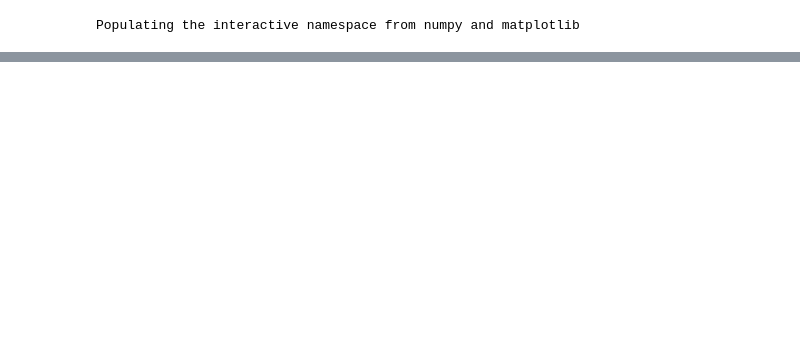
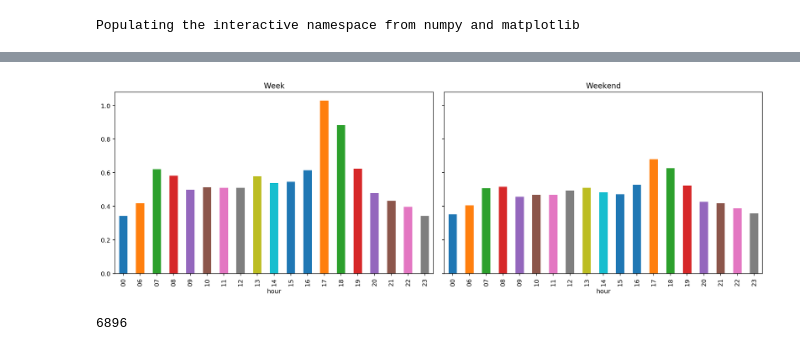
Before and after one commit to AlexandreBellas/USI-Hackathon-2019, a Jupyter notebook: data/analysis/TrafficJam Index.ipynb, the cells around one changed output, grey strips where cells are left out. Cells and saved outputs as stored; diff of their text form; code cells hidden in the pictures; blank space fills up the shorter version.

```diff
--- a/data/analysis/TrafficJam Index.ipynb
+++ b/data/analysis/TrafficJam Index.ipynb
@@ -33,0 +144,28 @@ df.columns = [x.lower() for x in df.columns]
+# %%
+dz = ds[ds['dur'  ]<20]
+
+dz = dz[dz['indirizzo']=='Paradiso- Debarcadero- Mast 1']
+dz = dz[dz['dur_p']<20]
+dz = dz[dz['dur_p']>0 ]
+dz = dz.groupby(['indirizzo','weekend','hour'])[['dur', 'dur_p']].mean()
+
+fig, (ax1,ax2) = plt.subplots(1,2, figsize=(15,5),sharey=True)
+te = dz.xs(0,level=1)
+
+te = te['dur'].unstack(level=1).mean()
+te.plot(kind='bar',ax=ax1);
+
+te = dz.xs(1,level=1)
+te = te['dur'].unstack(level=1).mean()
+
+te.plot(kind='bar',ax=ax2);
+
+ax1.set_title("Week")
+ax2.set_title("Weekend")
+plt.tight_layout();
+# %% [output]
+[figure, added]
+# %%
+len(ds[ds['linea']=='S'])
+# %% [output]
+6896
```
Also changed, not shown: parts of 10 cells of this notebook, 2 other files.
